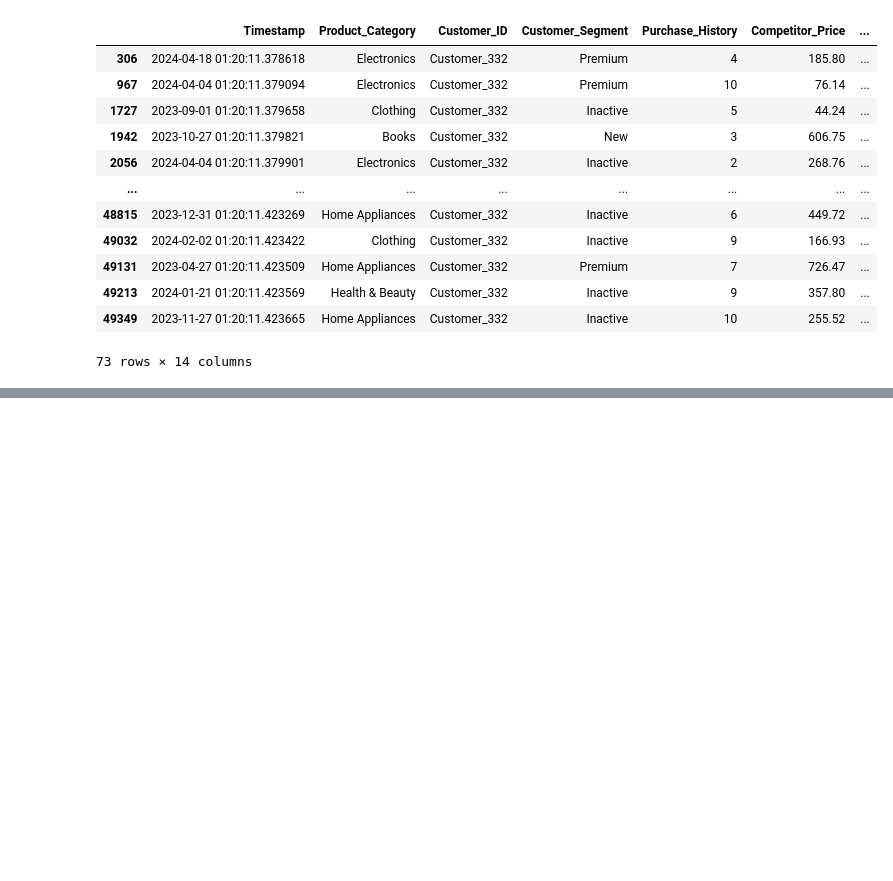
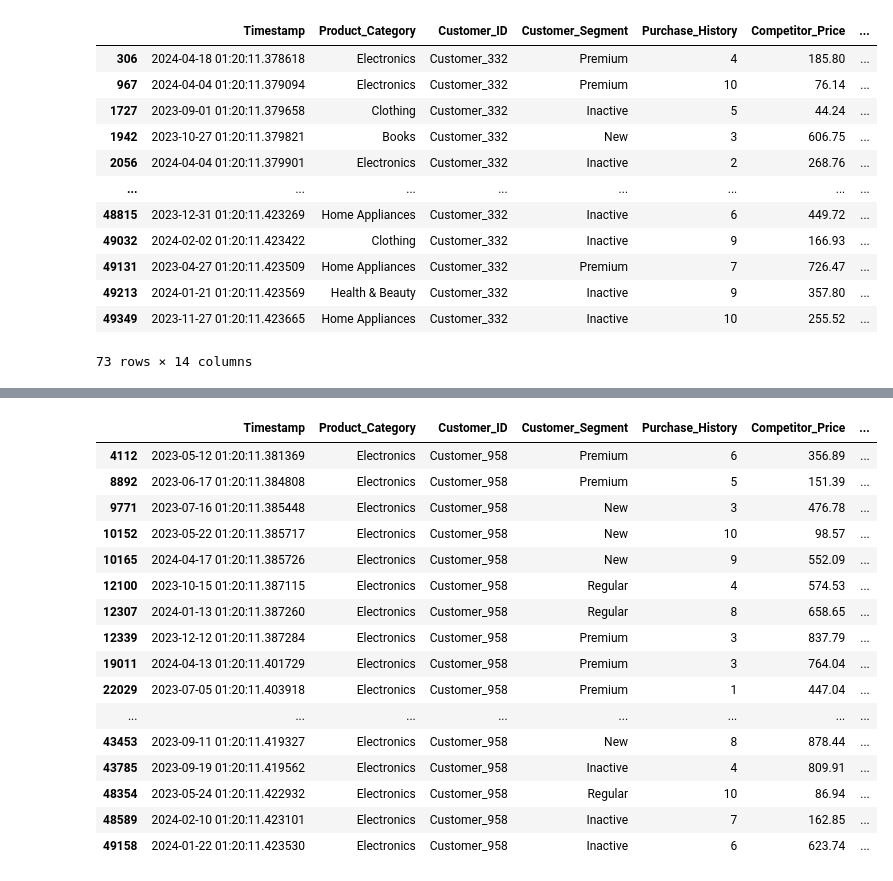
Before and after one commit to theraghavjuneja/dynamic_price, a Jupyter notebook: code.ipynb, the cells around one changed output, grey strips where cells are left out. Cells and saved outputs as stored; diff of their text form; code cells hidden in the pictures; blank space fills up the shorter version.

```diff
--- a/code.ipynb
+++ b/code.ipynb
@@ -373,4 +357,0 @@ dtype: int64
-# %%
-for category, group_df in grouped_data:
-    print(f"Category: {category}")
-    print(group_df.head())
@@ -394,0 +358,15 @@ Category: Books
+# %%
+category_dfs={}
+for category in df['Product_Category'].unique():
+    category_dfs[category] = df[df['Product_Category'] == category].copy()
+electronics_df=category_dfs['Electronics']
+books_df=category_dfs['Books']
+healthy_beauty_df=category_dfs['Health & Beauty']
+clothing_df=category_dfs['Clothing']
+home_appliances_df=category_dfs['Home Appliances']
+# %%
+electronics_df.drop(columns=['Product_ID'], inplace=True)
+books_df.drop(columns=['Product_ID'], inplace=True)
+healthy_beauty_df.drop(columns=['Product_ID'], inplace=True)
+clothing_df.drop(columns=['Product_ID'], inplace=True)
+home_appliances_df.drop(columns=['Product_ID'], inplace=True)
@@ -394,0 +389,20 @@ Category: Books
+# %%
+electronics_df[electronics_df['Customer_ID']=='Customer_958']
+# %% [output]
+|  | Timestamp | Product_Category | Customer_ID | Customer_Segment | Purchase_History | Competitor_Price | ... |
+| 4112 | 2023-05-12 01:20:11.381369 | Electronics | Customer_958 | Premium | 6 | 356.89 | ... |
+| 8892 | 2023-06-17 01:20:11.384808 | Electronics | Customer_958 | Premium | 5 | 151.39 | ... |
+| 9771 | 2023-07-16 01:20:11.385448 | Electronics | Customer_958 | New | 3 | 476.78 | ... |
+| 10152 | 2023-05-22 01:20:11.385717 | Electronics | Customer_958 | New | 10 | 98.57 | ... |
+| 10165 | 2024-04-17 01:20:11.385726 | Electronics | Customer_958 | New | 9 | 552.09 | ... |
+| 12100 | 2023-10-15 01:20:11.387115 | Electronics | Customer_958 | Regular | 4 | 574.53 | ... |
+| 12307 | 2024-01-13 01:20:11.387260 | Electronics | Customer_958 | Regular | 8 | 658.65 | ... |
+| 12339 | 2023-12-12 01:20:11.387284 | Electronics | Customer_958 | Premium | 3 | 837.79 | ... |
+| 19011 | 2024-04-13 01:20:11.401729 | Electronics | Customer_958 | Premium | 3 | 764.04 | ... |
+| 22029 | 2023-07-05 01:20:11.403918 | Electronics | Customer_958 | Premium | 1 | 447.04 | ... |
+| ... | ... | ... | ... | ... | ... | ... | ... |
+| 43453 | 2023-09-11 01:20:11.419327 | Electronics | Customer_958 | New | 8 | 878.44 | ... |
+| 43785 | 2023-09-19 01:20:11.419562 | Electronics | Customer_958 | Inactive | 4 | 809.91 | ... |
+| 48354 | 2023-05-24 01:20:11.422932 | Electronics | Customer_958 | Regular | 10 | 86.94 | ... |
+| 48589 | 2024-02-10 01:20:11.423101 | Electronics | Customer_958 | Inactive | 7 | 162.85 | ... |
+| 49158 | 2024-01-22 01:20:11.423530 | Electronics | Customer_958 | Inactive | 6 | 623.74 | ... |
```
Also changed, not shown: parts of 38 cells of this notebook, 16 other files.
